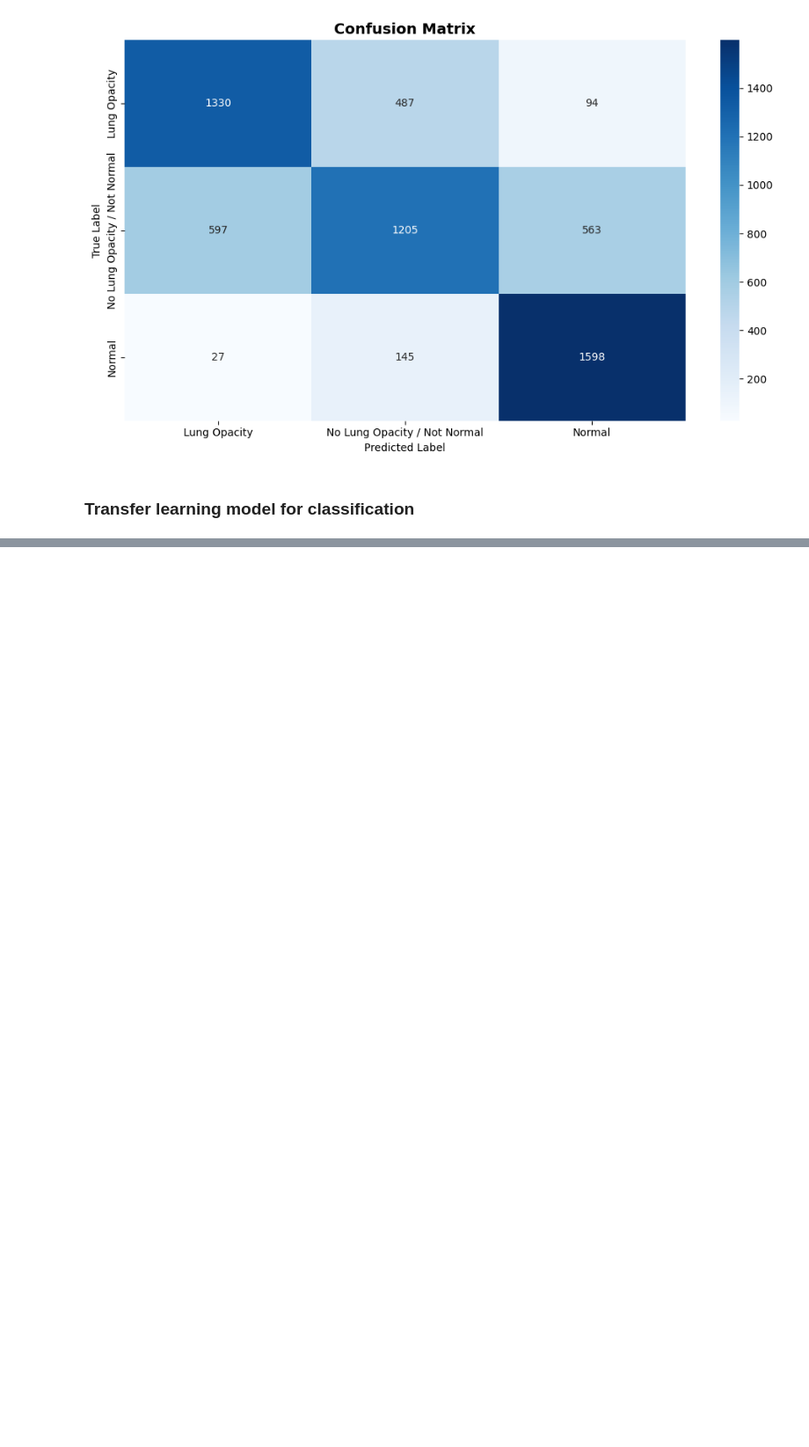
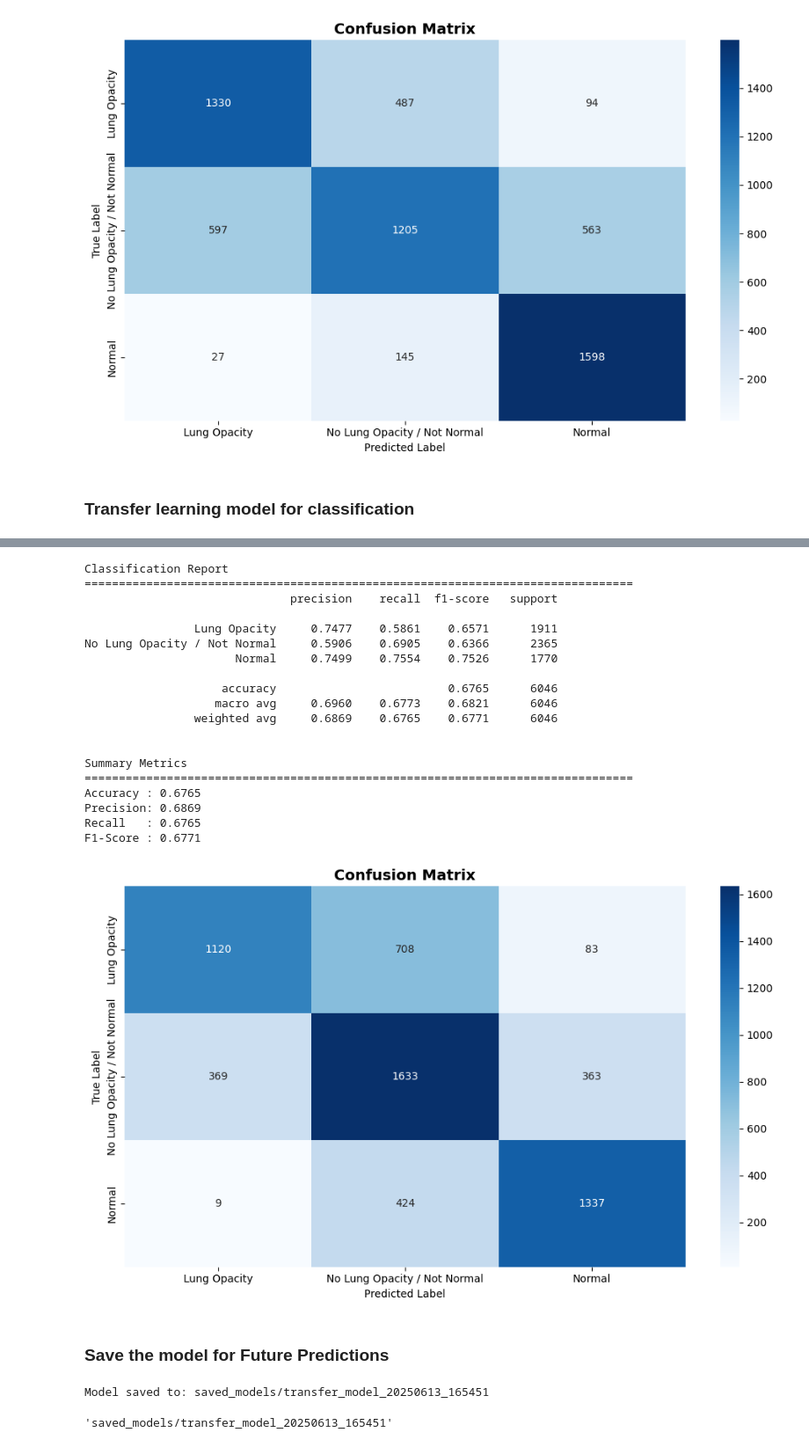
Before and after one commit to nkpatro/Pneumonia-Detection, a Jupyter notebook: Pneumonia-Detection.ipynb, the cells around one changed output, grey strips where cells are left out. Shown at 88% size. Drawn from its saved outputs; the diff is of its cells as text; code cells hidden in the pictures; blank space fills up the shorter version.

```diff
--- a/Pneumonia-Detection.ipynb
+++ b/Pneumonia-Detection.ipynb
@@ -1474,0 +1639,33 @@ transfer_model, transfer_history, transfer_val_ds = train_and_evaluate(
+# %%
+evaluate_enhanced_model(transfer_model, transfer_val_ds, label_encoder)
+# %% [output]
+Classification Report
+================================================================================
+                              precision    recall  f1-score   support
+
+                Lung Opacity     0.7477    0.5861    0.6571      1911
+No Lung Opacity / Not Normal     0.5906    0.6905    0.6366      2365
+                      Normal     0.7499    0.7554    0.7526      1770
+
+                    accuracy                         0.6765      6046
+                   macro avg     0.6960    0.6773    0.6821      6046
+                weighted avg     0.6869    0.6765    0.6771      6046
+
+
+Summary Metrics
+================================================================================
+Accuracy : 0.6765
+Precision: 0.6869
+Recall   : 0.6765
+F1-Score : 0.6771
+[figure, added]
+# %% [markdown]
+### **Save the model for Future Predictions**
+# %%
+# Save transfer model
+ModelSerializer.save_model_complete(
+    transfer_model, 'transfer_model', transfer_history,
+)
+# %% [output]
+Model saved to: saved_models/transfer_model_20250613_165451
+'saved_models/transfer_model_20250613_165451'
```
Also changed, not shown: parts of 6 cells of this notebook.
